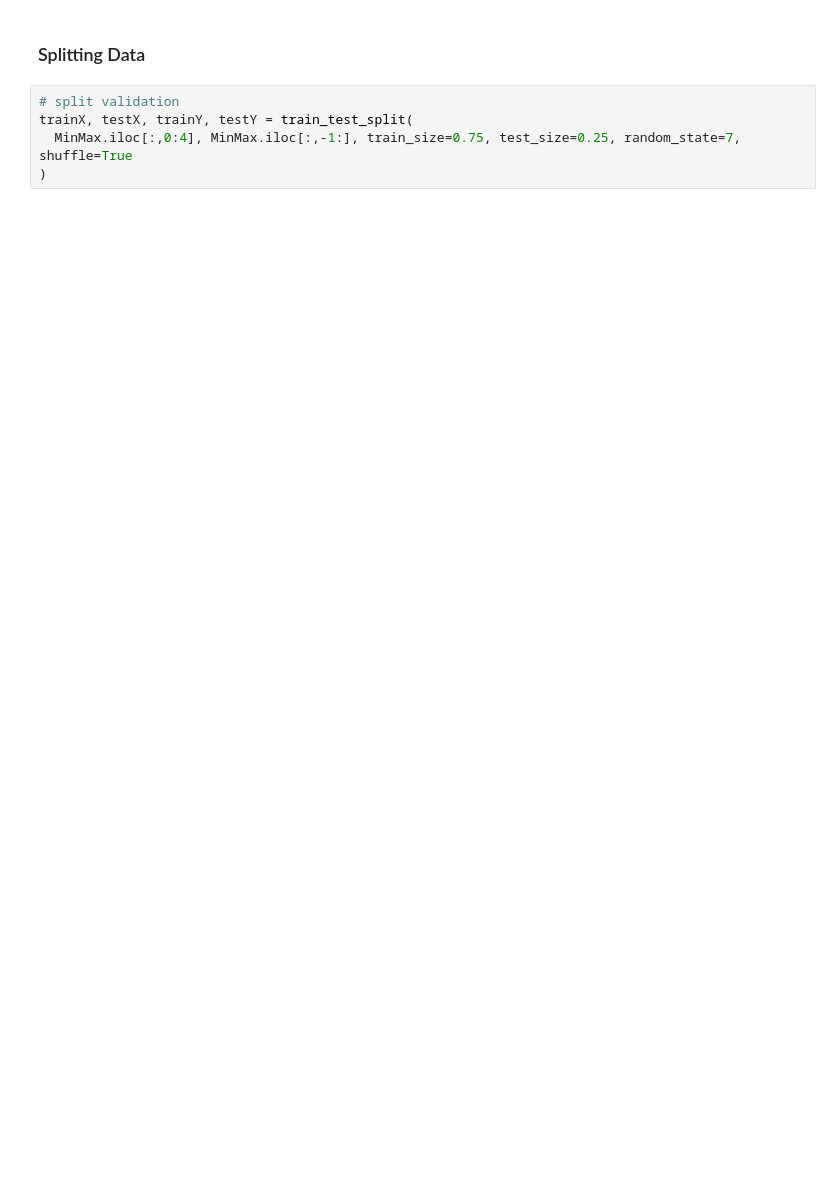
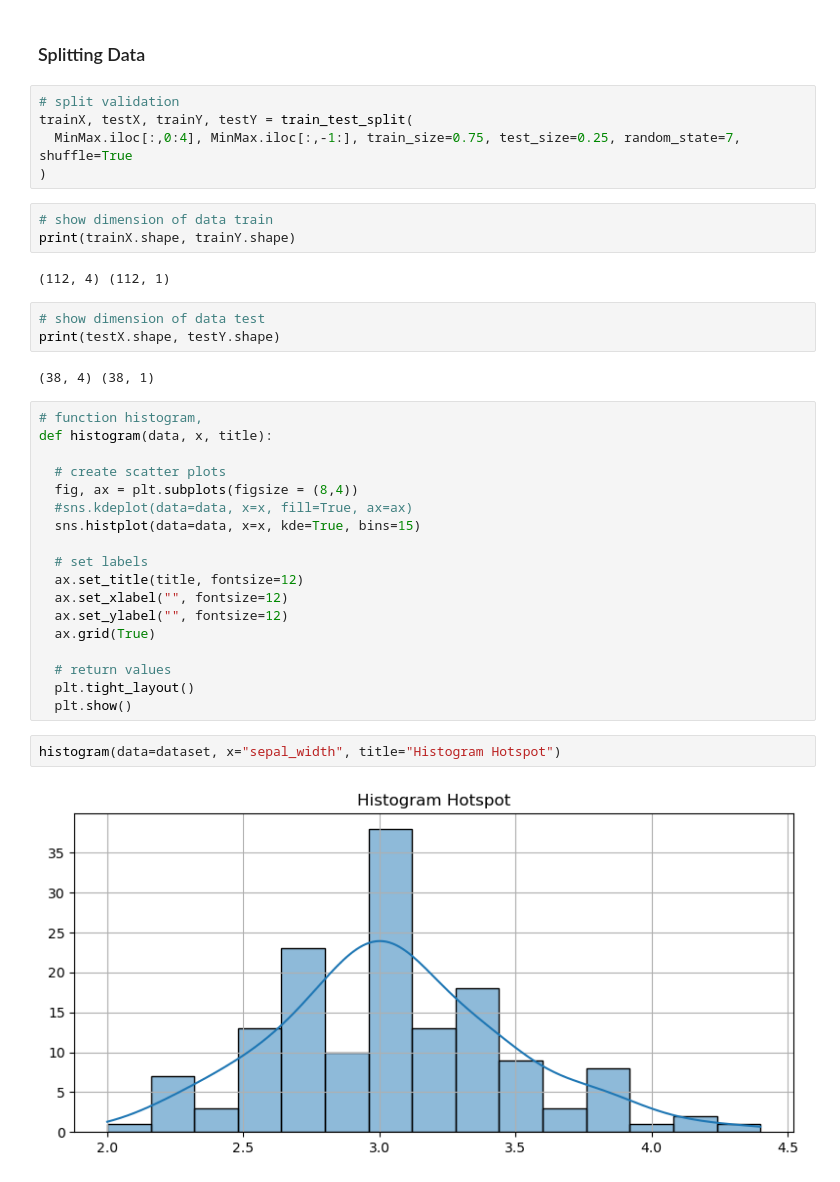
Before and after one commit to kusin/bahan-ajar-ML, a Jupyter notebook: Pertemuan 4 - Teknik Praproses Data/Preprocessing - iris.ipynb, the cells around one changed output. Saved outputs shown, nothing was run; the diff lists cells and outputs as text; blank space fills up the shorter version.

```diff
--- a/Pertemuan 4 - Teknik Praproses Data/Preprocessing - iris.ipynb
+++ b/Pertemuan 4 - Teknik Praproses Data/Preprocessing - iris.ipynb
@@ -157,3 +223,35 @@ scatter(robust, "petal_length", "petal_width")
 trainX, testX, trainY, testY = train_test_split(
   MinMax.iloc[:,0:4], MinMax.iloc[:,-1:], train_size=0.75, test_size=0.25, random_state=7, shuffle=True
 )
+# %%
+# show dimension of data train
+print(trainX.shape, trainY.shape)
+# %% [output]
+(112, 4) (112, 1)
+# %%
+# show dimension of data test
+print(testX.shape, testY.shape)
+# %% [output]
+(38, 4) (38, 1)
+# %%
+# function histogram,
+def histogram(data, x, title):
+
+  # create scatter plots
+  fig, ax = plt.subplots(figsize = (8,4))
+  #sns.kdeplot(data=data, x=x, fill=True, ax=ax)
+  sns.histplot(data=data, x=x, kde=True, bins=15)
+
+  # set labels
+  ax.set_title(title, fontsize=12)
+  ax.set_xlabel("", fontsize=12)
+  ax.set_ylabel("", fontsize=12)
+  ax.grid(True)
+
+  # return values
+  plt.tight_layout()
+  plt.show()
+# %%
+histogram(data=dataset, x="sepal_width", title="Histogram Hotspot")
+# %% [output]
+[figure, added]
```
Also changed, not shown: parts of 12 cells of this notebook.
